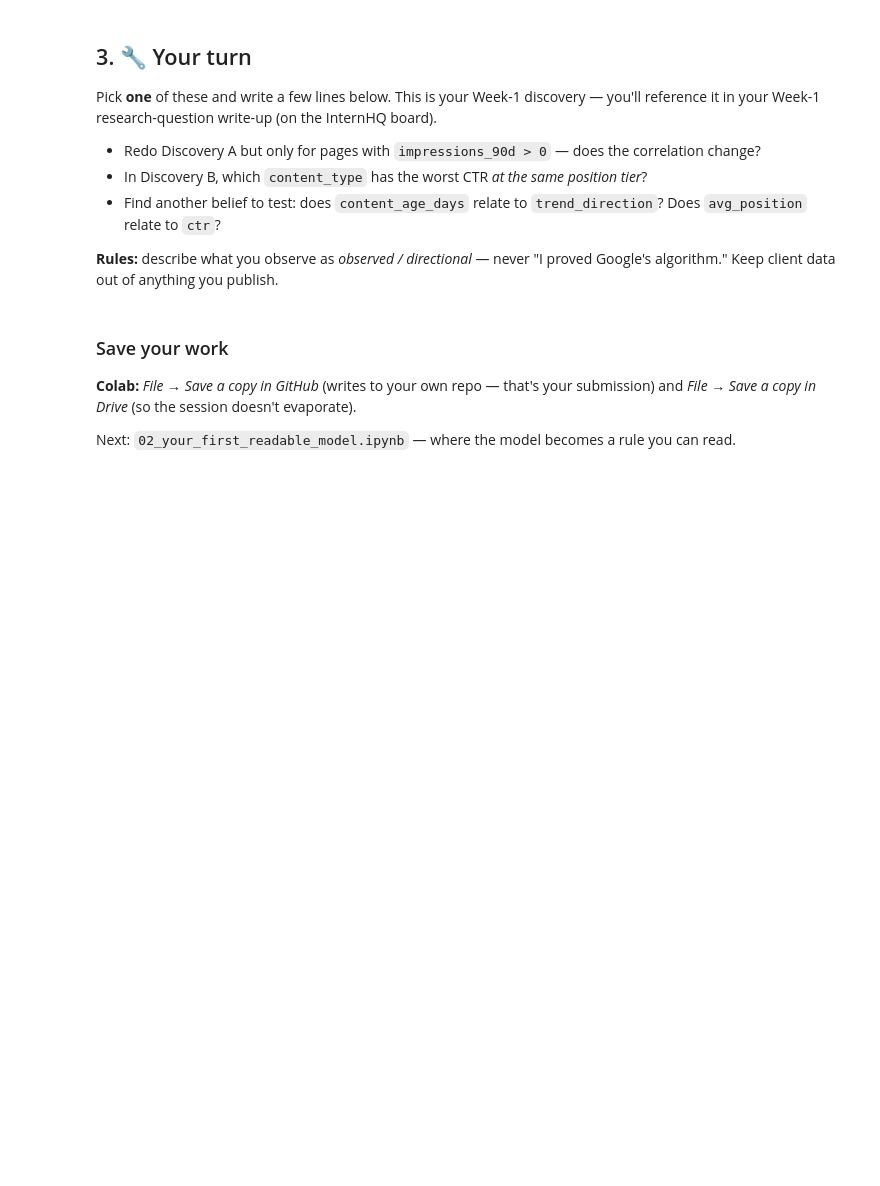
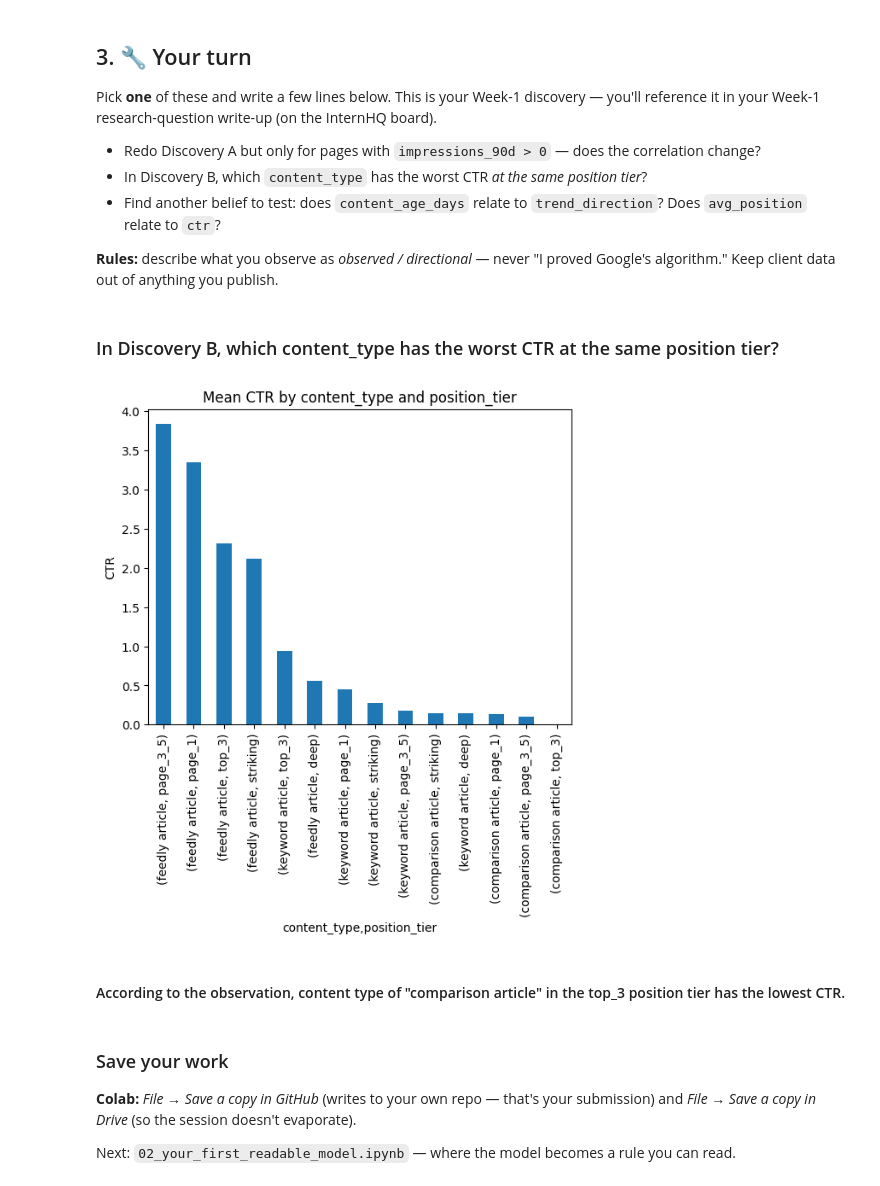
Before and after one commit to raimovv/ML-w01, a Jupyter notebook: notebooks/01_first_look_and_discovery.ipynb, the cells around one changed output. Drawn from its saved outputs; the diff is of its cells as text; code cells hidden in the pictures; blank space fills up the shorter version.

```diff
--- a/notebooks/01_first_look_and_discovery.ipynb
+++ b/notebooks/01_first_look_and_discovery.ipynb
@@ -156,3 +154,12 @@ Pick **one** of these and write a few lines below. This is your Week-1 discovery
+# %% [markdown]
+### In Discovery B, which content_type has the worst CTR at the same position tier?
+# %%
+vis = df.groupby(["content_type", "position_tier"])["ctr"].mean().sort_values(ascending=False)
+vis.plot(kind="bar", title="Mean CTR by content_type and position_tier", ylabel="CTR");
+# %% [output]
+[figure, added]
+# %% [markdown]
+#### According to the observation, content type of "comparison article" in the top_3 position tier has the lowest CTR.
 # %% [markdown]
 ### Save your work
 **Colab:** *File → Save a copy in GitHub* (writes to your own repo — that's your submission) and *File → Save a copy in Drive* (so the session doesn't evaporate).
```
Also changed, not shown: parts of 1 cell of this notebook.
